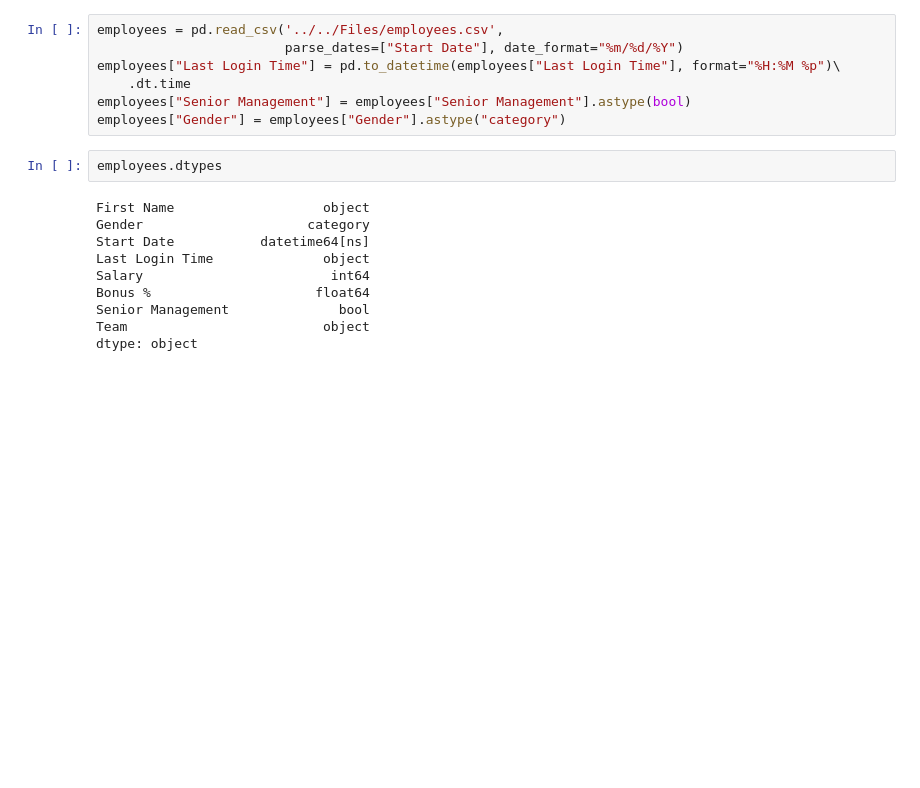
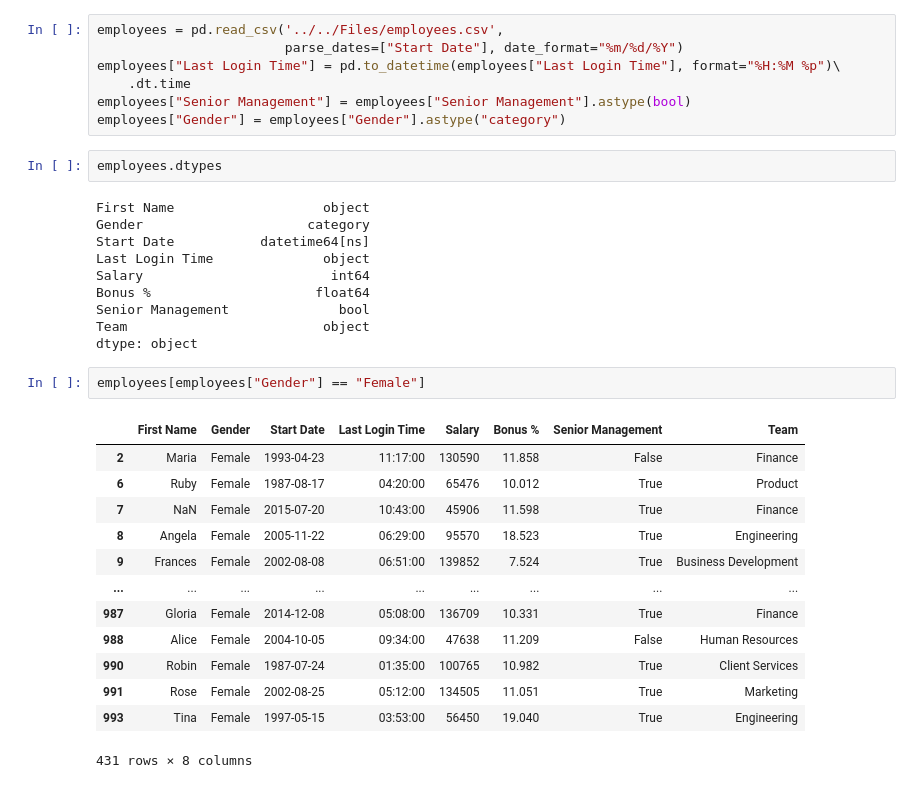
Before and after one commit to matthewwithers/Data-Science, a Jupyter notebook: Data Analysis with Pandas/Workbooks/Dataframes/07312025.ipynb, the cells around one changed output. Cells and saved outputs as stored; diff of their text form; blank space fills up the shorter version.

```diff
--- a/Data Analysis with Pandas/Workbooks/Dataframes/07312025.ipynb
+++ b/Data Analysis with Pandas/Workbooks/Dataframes/07312025.ipynb
@@ -274,3 +274,19 @@ Bonus %                     float64
 Senior Management              bool
 Team                         object
 dtype: object
+# %%
+employees[employees["Gender"] == "Female"]
+# %% [output]
+|  | First Name | Gender | Start Date | Last Login Time | Salary | Bonus % | Senior Management | Team |
+| 2 | Maria | Female | 1993-04-23 | 11:17:00 | 130590 | 11.858 | False | Finance |
+| 6 | Ruby | Female | 1987-08-17 | 04:20:00 | 65476 | 10.012 | True | Product |
+| 7 | NaN | Female | 2015-07-20 | 10:43:00 | 45906 | 11.598 | True | Finance |
+| 8 | Angela | Female | 2005-11-22 | 06:29:00 | 95570 | 18.523 | True | Engineering |
+| 9 | Frances | Female | 2002-08-08 | 06:51:00 | 139852 | 7.524 | True | Business Development |
+| ... | ... | ... | ... | ... | ... | ... | ... | ... |
+| 987 | Gloria | Female | 2014-12-08 | 05:08:00 | 136709 | 10.331 | True | Finance |
+| 988 | Alice | Female | 2004-10-05 | 09:34:00 | 47638 | 11.209 | False | Human Resources |
+| 990 | Robin | Female | 1987-07-24 | 01:35:00 | 100765 | 10.982 | True | Client Services |
+| 991 | Rose | Female | 2002-08-25 | 05:12:00 | 134505 | 11.051 | True | Marketing |
+| 993 | Tina | Female | 1997-05-15 | 03:53:00 | 56450 | 19.040 | True | Engineering |
+431 rows × 8 columns
```
Also changed, not shown: parts of 6 cells of this notebook.
